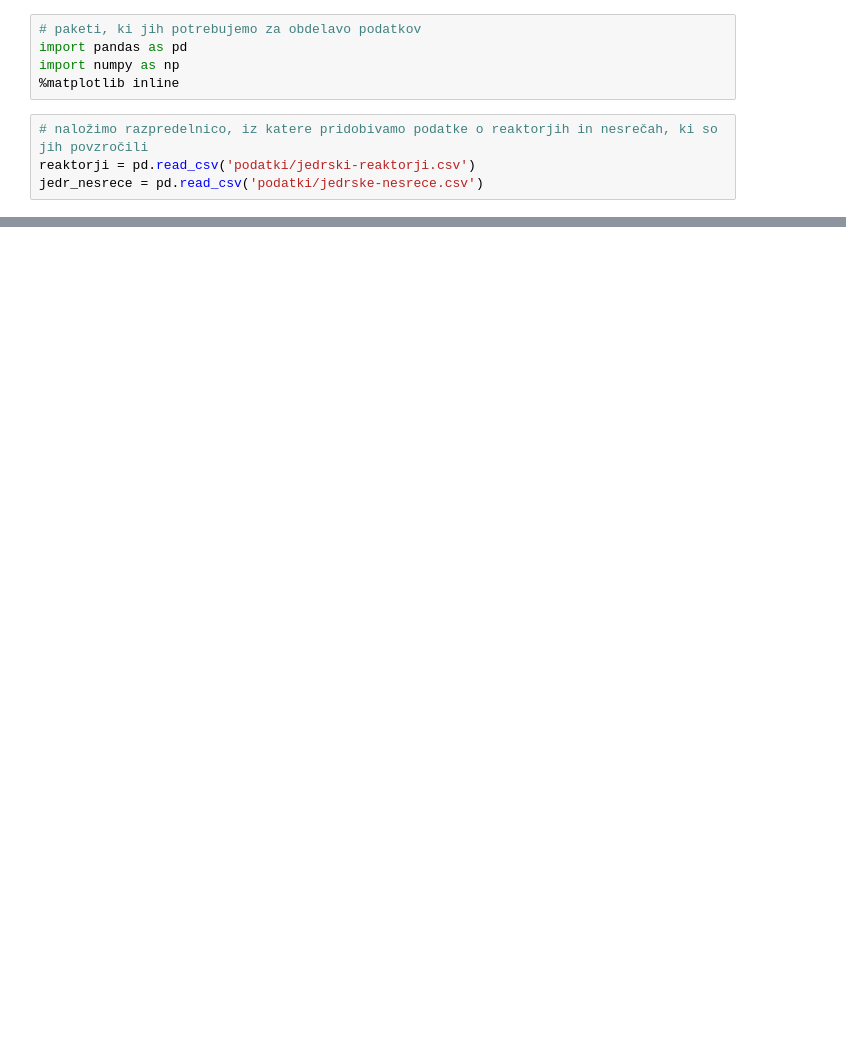
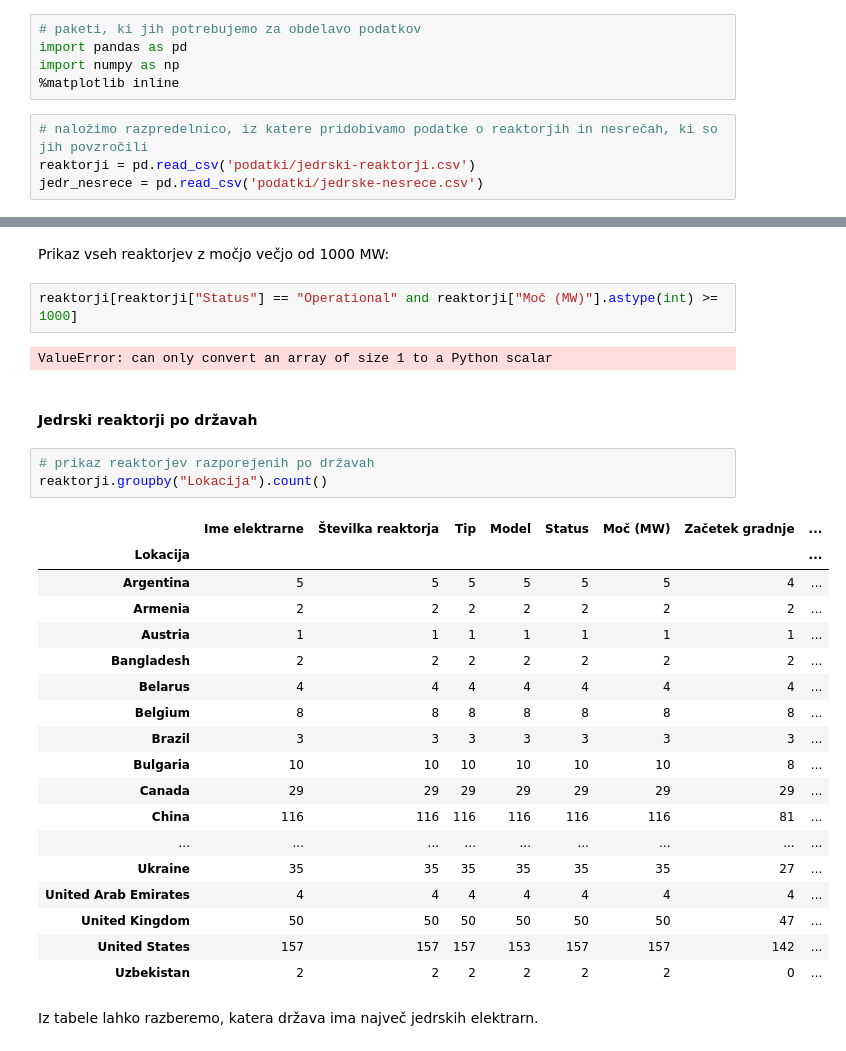
Before and after one commit to aljagombac/analiza-jedrskih-reaktorjev-in-nesrec, a Jupyter notebook: reaktoji_nesrece.ipynb, the cells around one changed output, grey strips where cells are left out. Cells and saved outputs as stored; diff of their text form; blank space fills up the shorter version.

```diff
--- a/reaktoji_nesrece.ipynb
+++ b/reaktoji_nesrece.ipynb
@@ -46,0 +83,32 @@ reaktorji["Ime elektrarne"].nunique()
+# %% [markdown]
+Prikaz vseh reaktorjev z močjo večjo od 1000 MW:
+# %%
+reaktorji[reaktorji["Status"] == "Operational" and reaktorji["Moč (MW)"].astype(int) >= 1000]
+# %% [output]
+ValueError: can only convert an array of size 1 to a Python scalar
+# %% [markdown]
+#### **Jedrski reaktorji po državah**
+# %%
+# prikaz reaktorjev razporejenih po državah
+reaktorji.groupby("Lokacija").count()
+# %% [output]
+|  | Ime elektrarne | Številka reaktorja | Tip | Model | Status | Moč (MW) | Začetek gradnje | ... |
+| Lokacija |  |  |  |  |  |  |  | ... |
+| Argentina | 5 | 5 | 5 | 5 | 5 | 5 | 4 | ... |
+| Armenia | 2 | 2 | 2 | 2 | 2 | 2 | 2 | ... |
+| Austria | 1 | 1 | 1 | 1 | 1 | 1 | 1 | ... |
+| Bangladesh | 2 | 2 | 2 | 2 | 2 | 2 | 2 | ... |
+| Belarus | 4 | 4 | 4 | 4 | 4 | 4 | 4 | ... |
+| Belgium | 8 | 8 | 8 | 8 | 8 | 8 | 8 | ... |
+| Brazil | 3 | 3 | 3 | 3 | 3 | 3 | 3 | ... |
+| Bulgaria | 10 | 10 | 10 | 10 | 10 | 10 | 8 | ... |
+| Canada | 29 | 29 | 29 | 29 | 29 | 29 | 29 | ... |
+| China | 116 | 116 | 116 | 116 | 116 | 116 | 81 | ... |
+| ... | ... | ... | ... | ... | ... | ... | ... | ... |
+| Ukraine | 35 | 35 | 35 | 35 | 35 | 35 | 27 | ... |
+| United Arab Emirates | 4 | 4 | 4 | 4 | 4 | 4 | 4 | ... |
+| United Kingdom | 50 | 50 | 50 | 50 | 50 | 50 | 47 | ... |
+| United States | 157 | 157 | 157 | 153 | 157 | 157 | 142 | ... |
+| Uzbekistan | 2 | 2 | 2 | 2 | 2 | 2 | 0 | ... |
+# %% [markdown]
+Iz tabele lahko razberemo, katera država ima največ jedrskih elektrarn.
```
Also changed, not shown: parts of 19 cells of this notebook, 3 other files.
